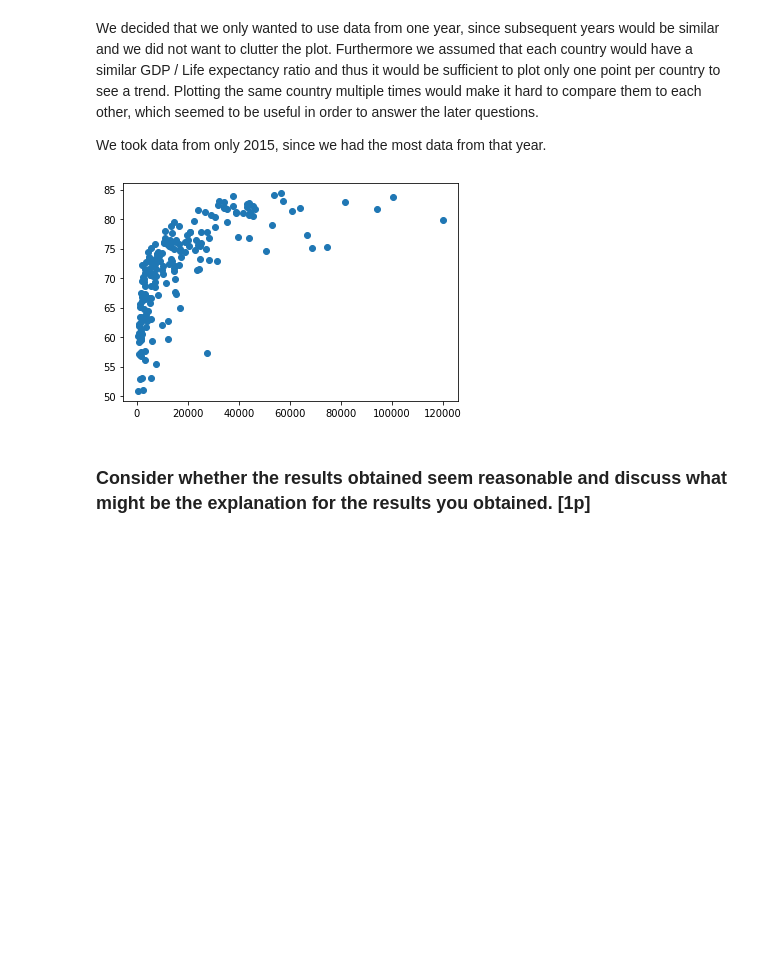
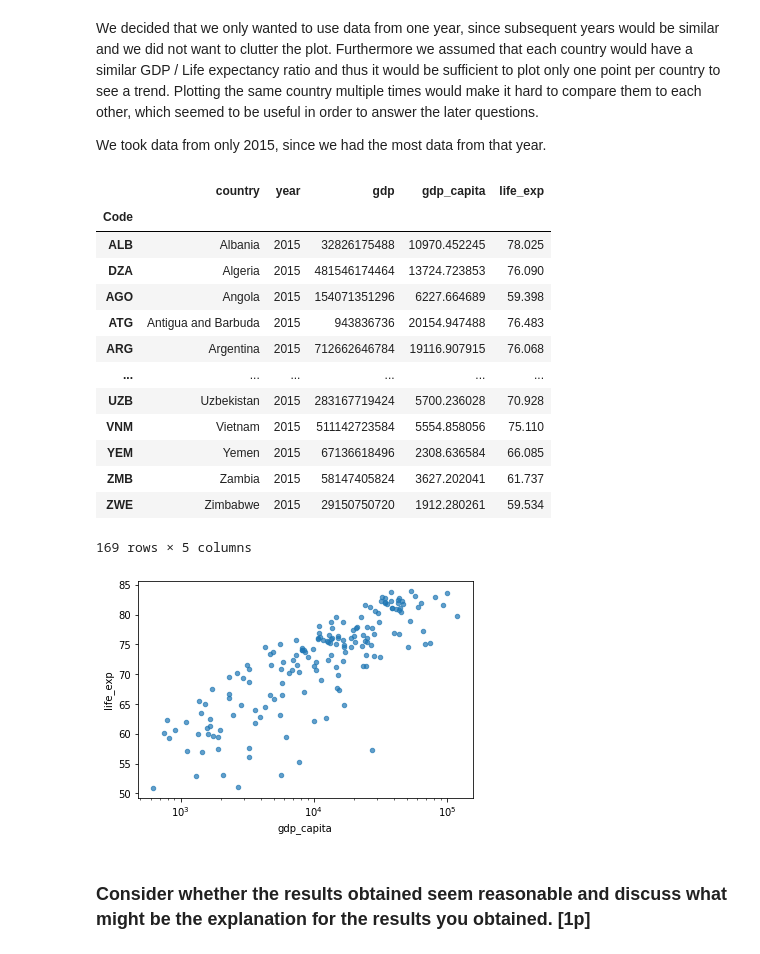
Before and after one commit to jerge/DAT405-DSC, a Jupyter notebook: Lab1.ipynb, the cells around one changed output. Cells and saved outputs as stored; diff of their text form; code cells hidden in the pictures; blank space fills up the shorter version.

```diff
--- a/Lab1.ipynb
+++ b/Lab1.ipynb
@@ -13,46 +13,41 @@ Drive already mounted at /content/drive; to attempt to forcibly remount, call dr
 We decided that we only wanted to use data from one year, since subsequent years would be similar and we did not want to clutter the plot. Furthermore we assumed that each country would have a similar GDP / Life expectancy ratio and thus it would be sufficient to plot only one point per country to see a trend. Plotting the same country multiple times would make it hard to compare them to each other, which seemed to be useful in order to answer the later questions.
 
 We took data from only 2015, since we had the most data from that year.
-# %%
-import matplotlib.pyplot as plt
-import csv
-
-years = ['2015']
-gdpList = []
-lifeExpectancyList = []
-
-with open("/content/drive/My Drive/DAT405/gdp-per-capita-worldbank.csv", 'r') as csvfile:
-  spamreader = csv.reader(csvfile)
-  for row in spamreader:
-    if str(row[2]) in years:
-      gdpList.append([row[0], float(row[3])])
-
-countriesInGdp = [i[0] for i in gdpList]
-
-with open("/content/drive/My Drive/DAT405/life-expectancy.csv", 'r') as csvfile:
-  spamreader = csv.reader(csvfile)
-  for row in spamreader:
-    if str(row[2]) in years and row[0] in countriesInGdp:
-      lifeExpectancyList.append([row[0], float(row[3])])
-
-countriesInLE = [i[0] for i in lifeExpectancyList]
-
-i = 0;
-for elem in gdpList:
-  if elem[0] in countriesInLE:
-    lifeExpectancyList[i].append(elem[1])
-    i += 1
-
-c,l,g = zip(*lifeExpectancyList)
-
-plt.scatter(g,l)
-
-#for i, txt in enumerate(c):
-#  plt.annotate(txt, (g[i], l[i]))
-
-plt.show()
-# %% [output]
-[figure, removed]
+# %%
+import matplotlib.pyplot as plt
+import pandas as pd
+import matplotlib.pyplot as plt
+
+
+GdpPerCap = pd.read_csv("gdp-per-capita-worldbank.csv")
+LifeExpect = pd.read_csv("life-expectancy.csv")
+NatGdp = pd.read_csv("national-gdp.csv")
+
+countries = NatGdp.merge(GdpPerCap, on=["Entity", "Code", "Year"]).merge(LifeExpect, on=["Entity", "Code", "Year"])
+countries = countries[countries.Year == 2015]
+
+countries = countries.set_index("Code")
+countries.columns= ["country","year","gdp","gdp_capita", "life_exp"]
+
+countries.plot.scatter(x="gdp_capita",y="life_exp",logx=True, alpha=0.7)
+
+countries
+# %% [output]
+|  | country | year | gdp | gdp_capita | life_exp |
+| Code |  |  |  |  |  |
+| ALB | Albania | 2015 | 32826175488 | 10970.452245 | 78.025 |
+| DZA | Algeria | 2015 | 481546174464 | 13724.723853 | 76.090 |
+| AGO | Angola | 2015 | 154071351296 | 6227.664689 | 59.398 |
+| ATG | Antigua and Barbuda | 2015 | 943836736 | 20154.947488 | 76.483 |
+| ARG | Argentina | 2015 | 712662646784 | 19116.907915 | 76.068 |
+| ... | ... | ... | ... | ... | ... |
+| UZB | Uzbekistan | 2015 | 283167719424 | 5700.236028 | 70.928 |
+| VNM | Vietnam | 2015 | 511142723584 | 5554.858056 | 75.110 |
+| YEM | Yemen | 2015 | 67136618496 | 2308.636584 | 66.085 |
+| ZMB | Zambia | 2015 | 58147405824 | 3627.202041 | 61.737 |
+| ZWE | Zimbabwe | 2015 | 29150750720 | 1912.280261 | 59.534 |
+169 rows × 5 columns
+[figure, added]
 # %% [markdown]
 ### Consider whether the results obtained seem reasonable and discuss what might be the explanation for the results you obtained. [1p]
 # %% [markdown]
```
Also changed, not shown: parts of 7 cells of this notebook, 3 other files.
